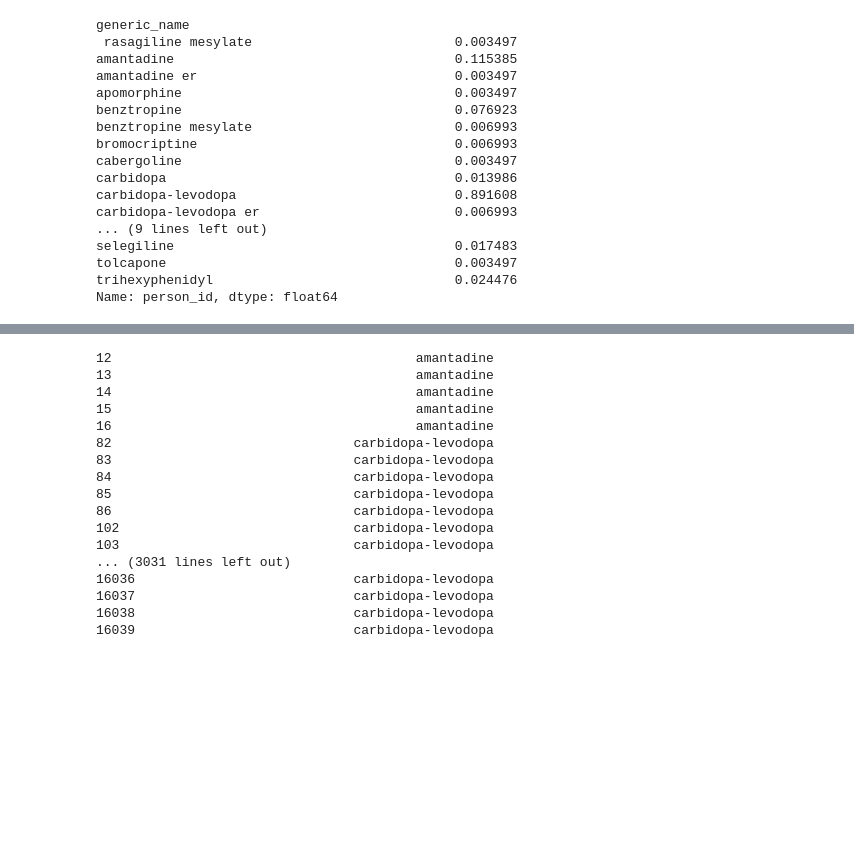
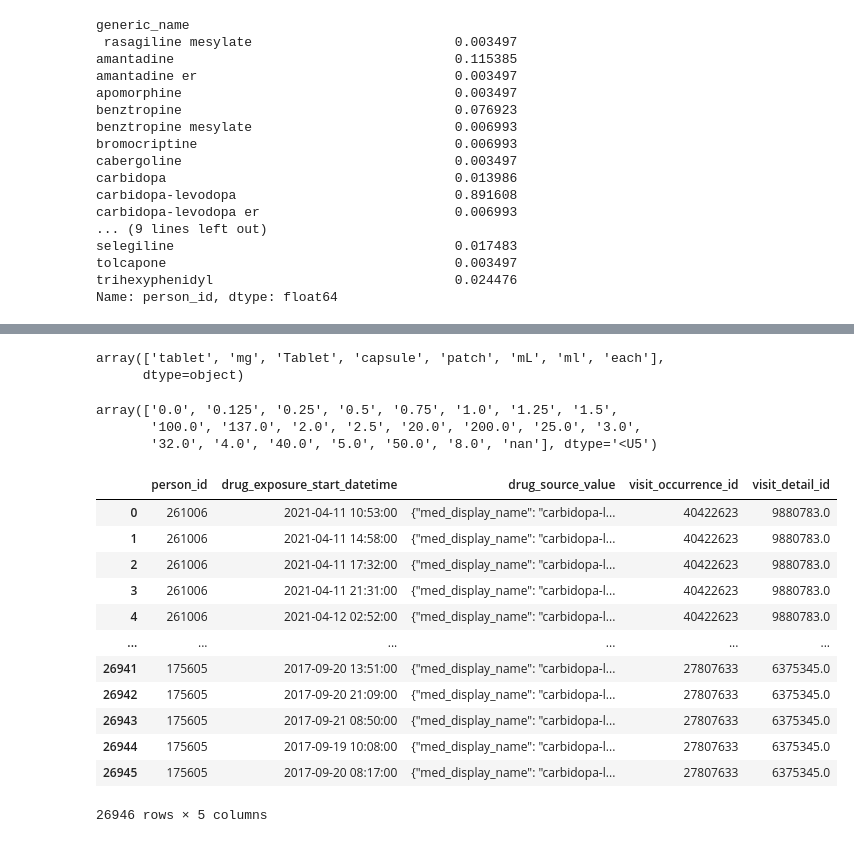
Before and after one commit to rdiazrincon/motor_fluctuations_pd, a Jupyter notebook: motor_fluctuations_pd.ipynb, the cells around one changed output, grey strips where cells are left out. Saved outputs shown, nothing was run; the diff lists cells and outputs as text; code cells hidden in the pictures; blank space fills up the shorter version.

```diff
--- a/motor_fluctuations_pd.ipynb
+++ b/motor_fluctuations_pd.ipynb
@@ -1521,20 +1553,17 @@ Calculating LED (Levodopa Dose Equivalent) for Parkinson's patients
-# %%
-print(df_pd[df_pd['quantity'] == 0.0]['generic_name'].to_string())
-# %% [output]
-12                                       amantadine
-13                                       amantadine
-14                                       amantadine
-15                                       amantadine
-16                                       amantadine
-82                               carbidopa-levodopa
-83                               carbidopa-levodopa
-84                               carbidopa-levodopa
-85                               carbidopa-levodopa
-86                               carbidopa-levodopa
-102                              carbidopa-levodopa
-103                              carbidopa-levodopa
-... (3031 lines left out)
-16036                            carbidopa-levodopa
-16037                            carbidopa-levodopa
-16038                            carbidopa-levodopa
-16039                            carbidopa-levodopa
+# %%
+df_pd['dose_unit_source_value'].unique()
+# %% [output]
+array(['tablet', 'mg', 'Tablet', 'capsule', 'patch', 'mL', 'ml', 'each'],
+      dtype=object)
+# %%
+# sig stablished how the medication should be taken by the patient
+formatted_series = df_pd['dose_source_value'].unique()
+format_func = np.vectorize(lambda x: '{:.4}'.format(x))
+bla = np.sort(format_func(formatted_series))
+bla
+# %% [output]
+array(['0.0', '0.125', '0.25', '0.5', '0.75', '1.0', '1.25', '1.5',
+       '100.0', '137.0', '2.0', '2.5', '20.0', '200.0', '25.0', '3.0',
+       '32.0', '4.0', '40.0', '5.0', '50.0', '8.0', 'nan'], dtype='<U5')
+# %%
+drug_exposure = pd.read_csv('data/DRUG_EXPOSURE.csv')
@@ -1540,0 +1572,16 @@ print(df_pd[df_pd['quantity'] == 0.0]['generic_name'].to_string())
+# %%
+drug_exposure
+# %% [output]
+|  | person_id | drug_exposure_start_datetime | drug_source_value | visit_occurrence_id | visit_detail_id |
+| 0 | 261006 | 2021-04-11 10:53:00 | {"med_display_name": "carbidopa-l... | 40422623 | 9880783.0 |
+| 1 | 261006 | 2021-04-11 14:58:00 | {"med_display_name": "carbidopa-l... | 40422623 | 9880783.0 |
+| 2 | 261006 | 2021-04-11 17:32:00 | {"med_display_name": "carbidopa-l... | 40422623 | 9880783.0 |
+| 3 | 261006 | 2021-04-11 21:31:00 | {"med_display_name": "carbidopa-l... | 40422623 | 9880783.0 |
+| 4 | 261006 | 2021-04-12 02:52:00 | {"med_display_name": "carbidopa-l... | 40422623 | 9880783.0 |
+| ... | ... | ... | ... | ... | ... |
+| 26941 | 175605 | 2017-09-20 13:51:00 | {"med_display_name": "carbidopa-l... | 27807633 | 6375345.0 |
+| 26942 | 175605 | 2017-09-20 21:09:00 | {"med_display_name": "carbidopa-l... | 27807633 | 6375345.0 |
+| 26943 | 175605 | 2017-09-21 08:50:00 | {"med_display_name": "carbidopa-l... | 27807633 | 6375345.0 |
+| 26944 | 175605 | 2017-09-19 10:08:00 | {"med_display_name": "carbidopa-l... | 27807633 | 6375345.0 |
+| 26945 | 175605 | 2017-09-20 08:17:00 | {"med_display_name": "carbidopa-l... | 27807633 | 6375345.0 |
+26946 rows × 5 columns
```
Also changed, not shown: parts of 37 cells of this notebook, 1 other file.
